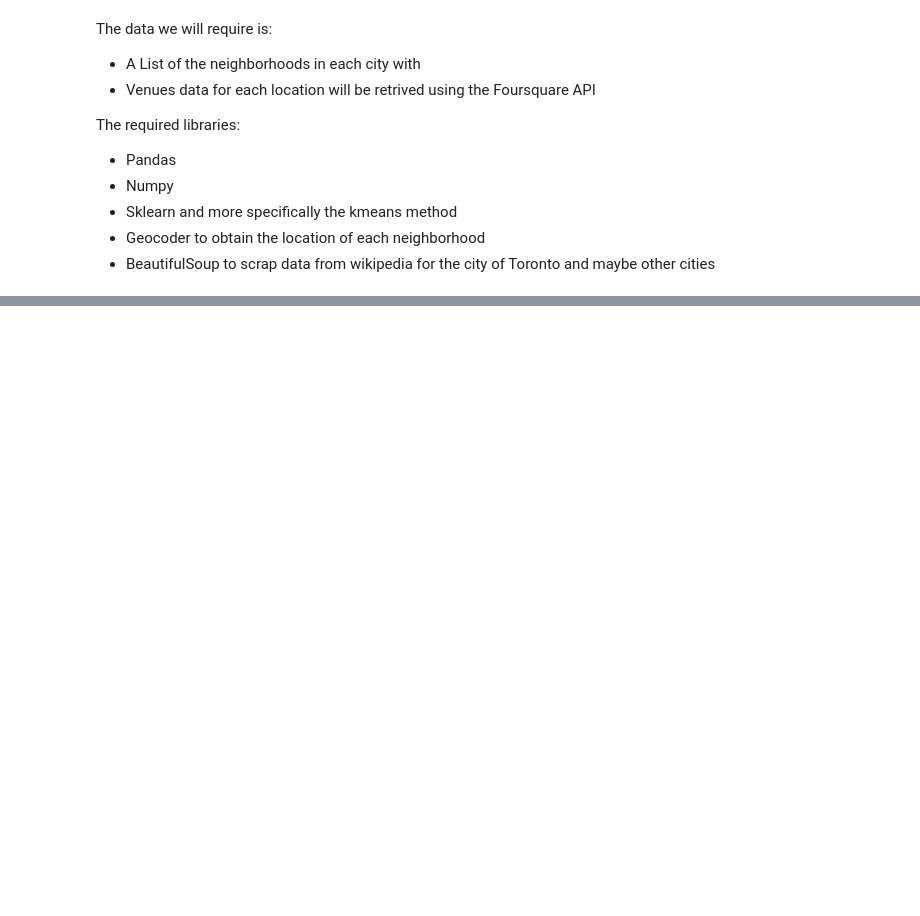
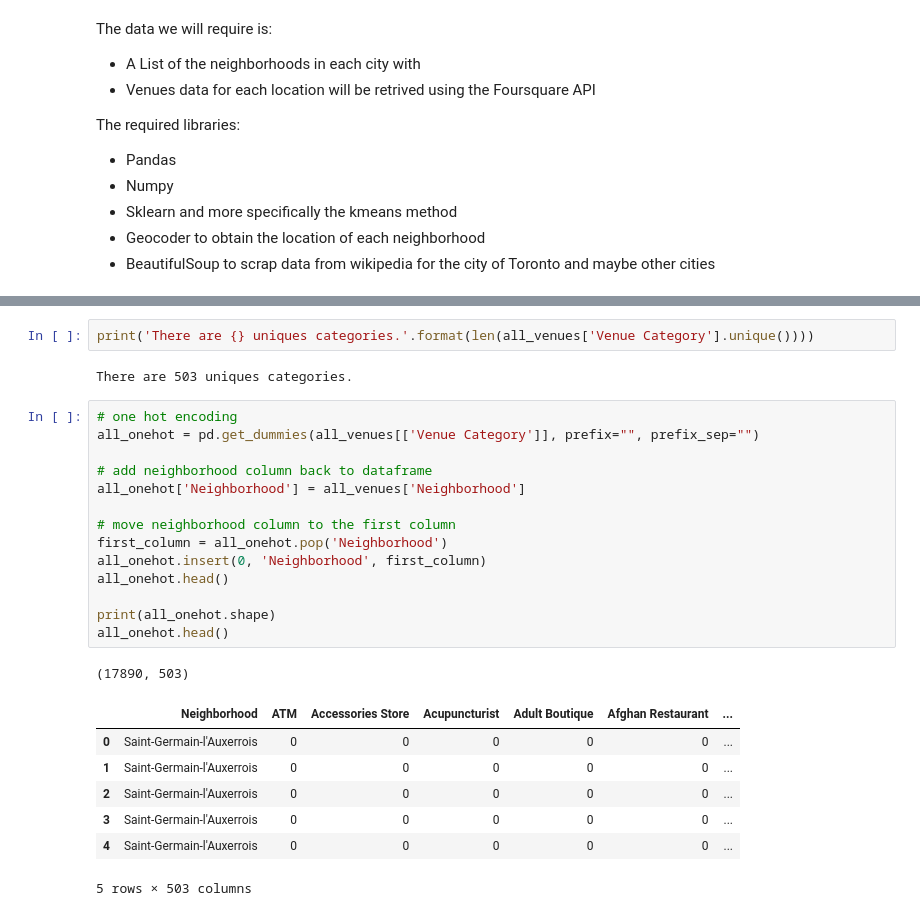
Before and after one commit to Alayadi-94/capstone, a Jupyter notebook: The_Battle_of_Neighborhoods.ipynb, the cells around one changed output, grey strips where cells are left out. Drawn from its saved outputs; the diff is of its cells as text; blank space fills up the shorter version.

```diff
--- a/The_Battle_of_Neighborhoods.ipynb
+++ b/The_Battle_of_Neighborhoods.ipynb
@@ -21,0 +465,27 @@ The required libraries:
+# %%
+print('There are {} uniques categories.'.format(len(all_venues['Venue Category'].unique())))
+# %% [output]
+There are 503 uniques categories.
+# %%
+# one hot encoding
+all_onehot = pd.get_dummies(all_venues[['Venue Category']], prefix="", prefix_sep="")
+
+# add neighborhood column back to dataframe
+all_onehot['Neighborhood'] = all_venues['Neighborhood']
+
+# move neighborhood column to the first column
+first_column = all_onehot.pop('Neighborhood')
+all_onehot.insert(0, 'Neighborhood', first_column)
+all_onehot.head()
+
+print(all_onehot.shape)
+all_onehot.head()
+# %% [output]
+(17890, 503)
+|  | Neighborhood | ATM | Accessories Store | Acupuncturist | Adult Boutique | Afghan Restaurant | ... |
+| 0 | Saint-Germain-l'Auxerrois | 0 | 0 | 0 | 0 | 0 | ... |
+| 1 | Saint-Germain-l'Auxerrois | 0 | 0 | 0 | 0 | 0 | ... |
+| 2 | Saint-Germain-l'Auxerrois | 0 | 0 | 0 | 0 | 0 | ... |
+| 3 | Saint-Germain-l'Auxerrois | 0 | 0 | 0 | 0 | 0 | ... |
+| 4 | Saint-Germain-l'Auxerrois | 0 | 0 | 0 | 0 | 0 | ... |
+5 rows × 503 columns
```
Also changed, not shown: parts of 72 cells of this notebook.
